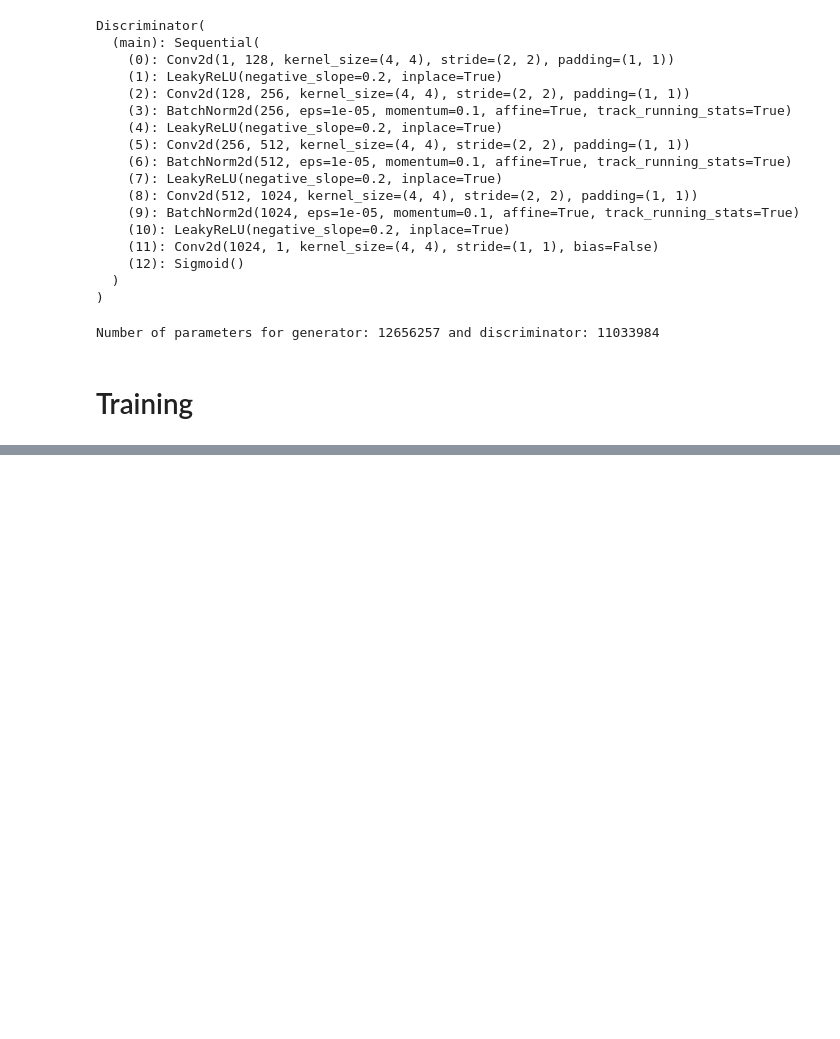
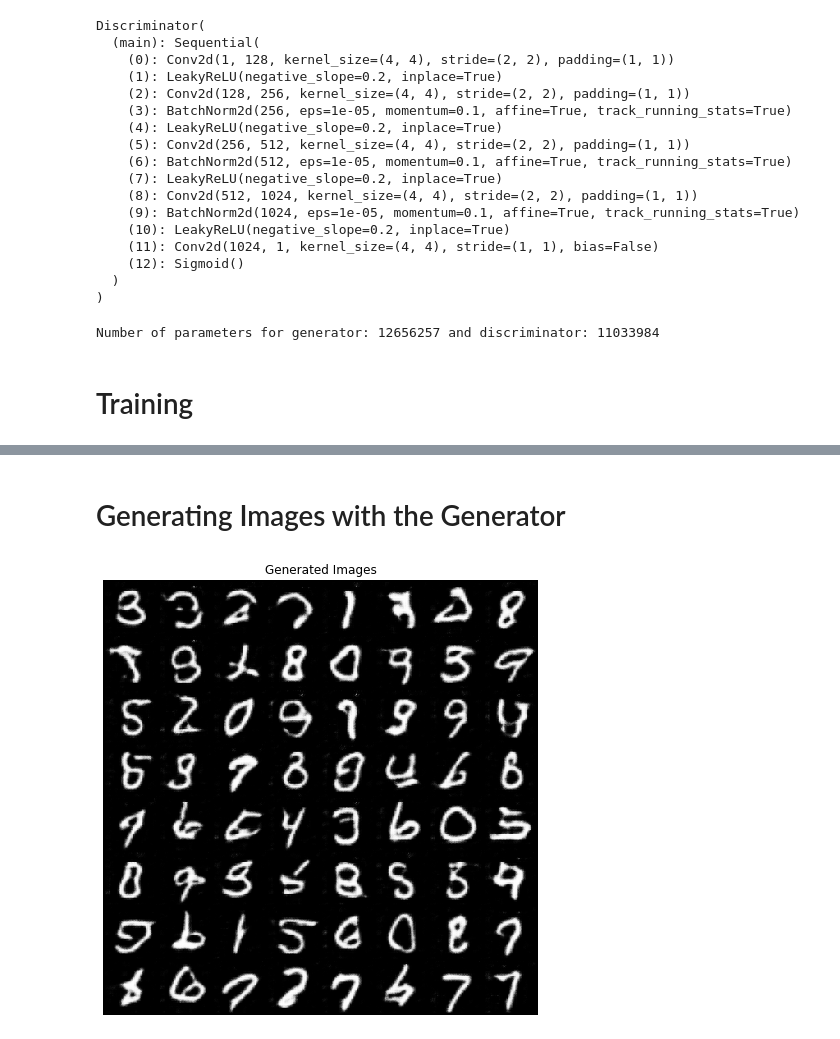
Before and after one commit to shivammehta007/NLPResearch, a Jupyter notebook: Tutorials/Generative Models/GAN.ipynb, the cells around one changed output, grey strips where cells are left out. Saved outputs shown, nothing was run; the diff lists cells and outputs as text; code cells hidden in the pictures; blank space fills up the shorter version.

Commit message:
Generating with GAN

```diff
--- a/Tutorials/Generative Models/GAN.ipynb
+++ b/Tutorials/Generative Models/GAN.ipynb
@@ -324,0 +366,19 @@ KeyboardInterrupt: ignored
+# %% [markdown]
+# Generating Images with the Generator
+# %%
+generator.eval()
+
+with torch.no_grad():
+
+    latent = torch.randn(image_batch.size(0), 100, 1, 1, device=device)
+    fake_image_batch = generator(latent)
+    fake_image_batch = fake_image_batch.cpu()
+
+    fig, ax = plt.subplots(figsize=(8, 8))
+    plt.axis("off")
+    plt.title("Generated Images")
+    plt.imshow(np.transpose(vutils.make_grid(fake_image_batch.to(device)[:64], padding=2, normalize=True).cpu(),(1,2,0)))
+
+    plt.show()
+# %% [output]
+[figure, added]
```
Also changed, not shown: parts of 6 cells of this notebook.
